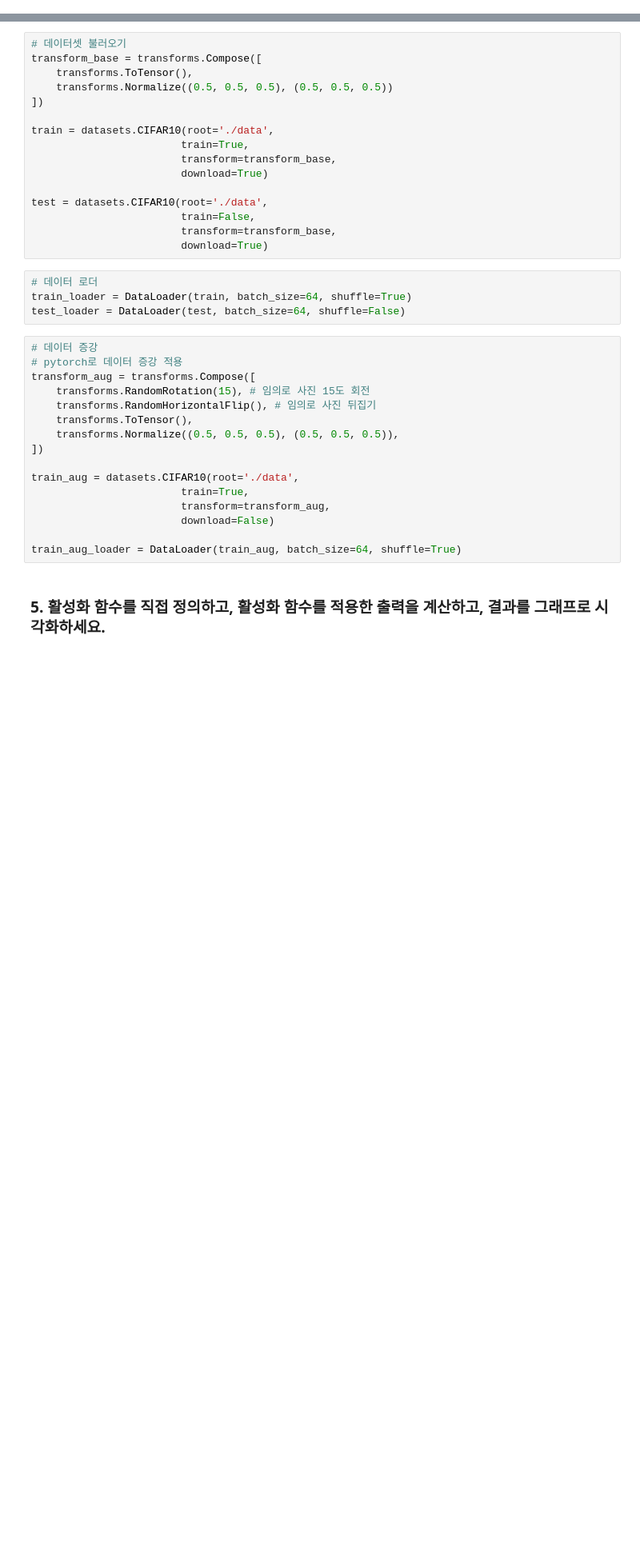
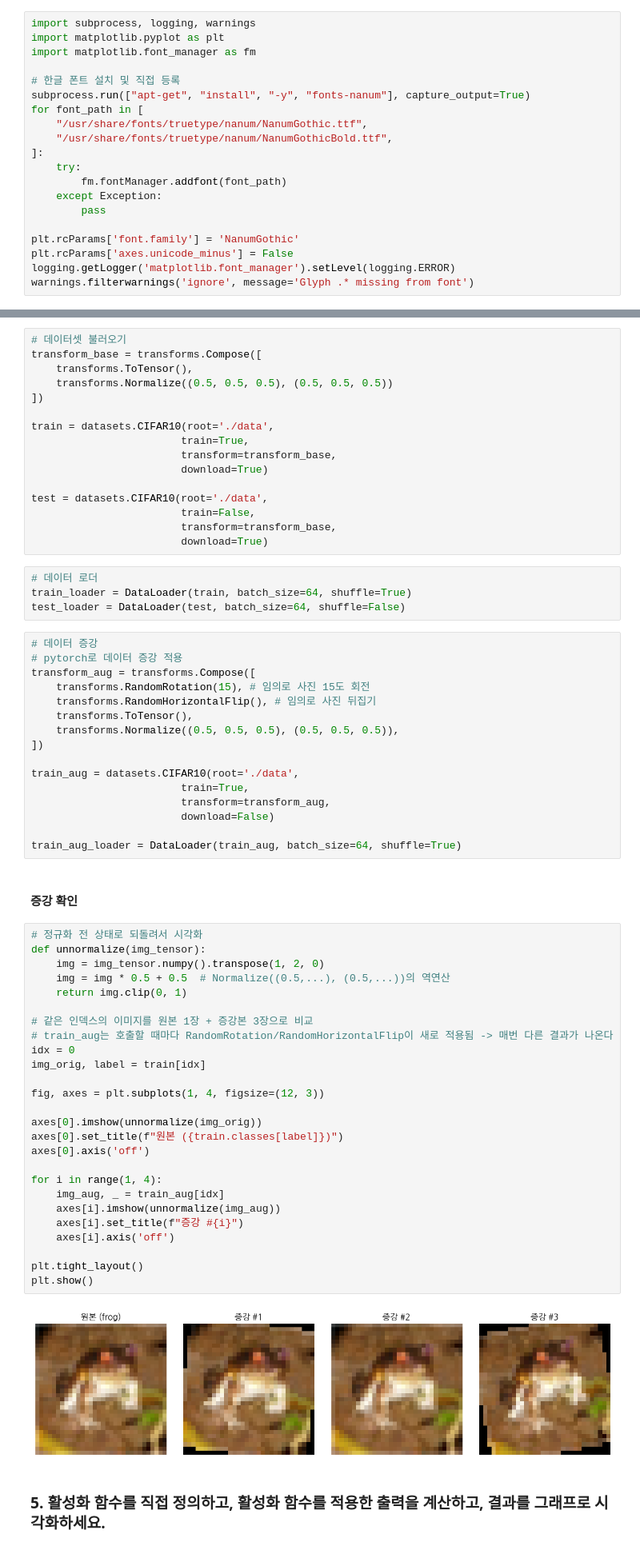
Before and after one commit to 100-hours-a-week/KTB4-Kaia-AI, a Jupyter notebook: weekly-challenge/week-04/weekly_challenge.ipynb, the cells around one changed output, grey strips where cells are left out. Shown at 80% size. Drawn from its saved outputs; the diff is of its cells as text; blank space fills up the shorter version.

```diff
--- a/weekly-challenge/week-04/weekly_challenge.ipynb
+++ b/weekly-challenge/week-04/weekly_challenge.ipynb
@@ -1,3 +1,23 @@
+# %%
+import subprocess, logging, warnings
+import matplotlib.pyplot as plt
+import matplotlib.font_manager as fm
+
+# 한글 폰트 설치 및 직접 등록
+subprocess.run(["apt-get", "install", "-y", "fonts-nanum"], capture_output=True)
+for font_path in [
+    "/usr/share/fonts/truetype/nanum/NanumGothic.ttf",
+    "/usr/share/fonts/truetype/nanum/NanumGothicBold.ttf",
+]:
+    try:
+        fm.fontManager.addfont(font_path)
+    except Exception:
+        pass
+
+plt.rcParams['font.family'] = 'NanumGothic'
+plt.rcParams['axes.unicode_minus'] = False
+logging.getLogger('matplotlib.font_manager').setLevel(logging.ERROR)
+warnings.filterwarnings('ignore', message='Glyph .* missing from font')
 # %% [markdown]
 ### 1. 가상 데이터셋을 생성한 뒤, 학습·검증·테스트 데이터셋으로 분할해 보세요.
 # %%
@@ -501,6 +519,36 @@ train_aug = datasets.CIFAR10(root='./data',
                         download=False)
 
 train_aug_loader = DataLoader(train_aug, batch_size=64, shuffle=True)
+# %% [markdown]
+#### 증강 확인
+# %%
+# 정규화 전 상태로 되돌려서 시각화
+def unnormalize(img_tensor):
+    img = img_tensor.numpy().transpose(1, 2, 0)
+    img = img * 0.5 + 0.5  # Normalize((0.5,...), (0.5,...))의 역연산
+    return img.clip(0, 1)
+
+# 같은 인덱스의 이미지를 원본 1장 + 증강본 3장으로 비교
+# train_aug는 호출할 때마다 RandomRotation/RandomHorizontalFlip이 새로 적용됨 -> 매번 다른 결과가 나온다
+idx = 0
+img_orig, label = train[idx]
+
+fig, axes = plt.subplots(1, 4, figsize=(12, 3))
+
+axes[0].imshow(unnormalize(img_orig))
+axes[0].set_title(f"원본 ({train.classes[label]})")
+axes[0].axis('off')
+
+for i in range(1, 4):
+    img_aug, _ = train_aug[idx]
+    axes[i].imshow(unnormalize(img_aug))
+    axes[i].set_title(f"증강 #{i}")
+    axes[i].axis('off')
+
+plt.tight_layout()
+plt.show()
+# %% [output]
+[figure, added]
 # %% [markdown]
 ### 5. 활성화 함수를 직접 정의하고, 활성화 함수를 적용한 출력을 계산하고, 결과를 그래프로 시각화하세요.
 # %%
```
Also changed, not shown: parts of 17 cells of this notebook, 1 other file.
